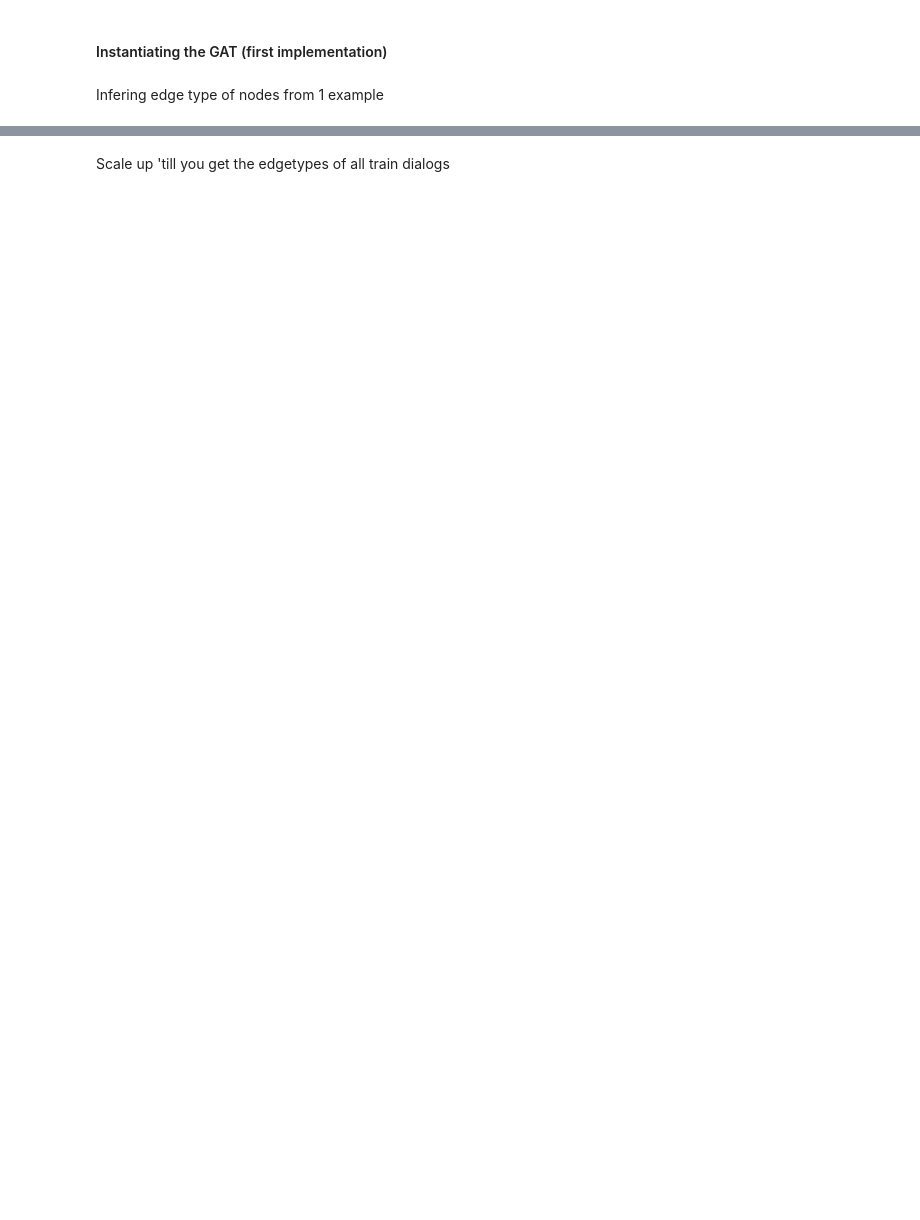
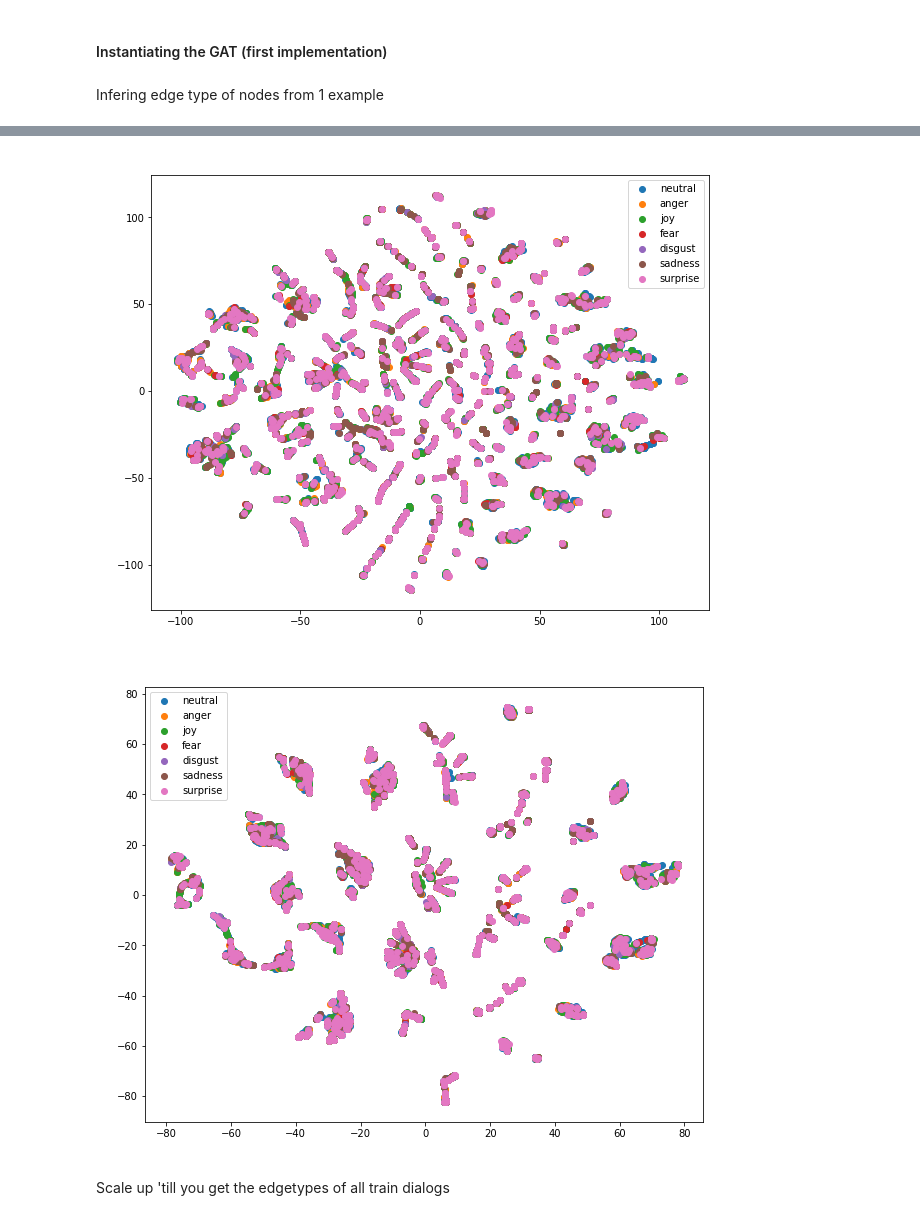
Before and after one commit to ELIJDAYO/ER_GAT, a Jupyter notebook: relationtype_encoder.ipynb, the cells around one changed output, grey strips where cells are left out. Cells and saved outputs as stored; diff of their text form; code cells hidden in the pictures; blank space fills up the shorter version.

```diff
--- a/relationtype_encoder.ipynb
+++ b/relationtype_encoder.ipynb
@@ -599,7 +687,10 @@ tensor([[ 0,  0,  0,  0,  1,  1,  1,  1,  2,  2,  2,  2,  3,  3,  3,  3,  4,  4,
 # %%
-inferred_edgetypes = []
+all_inferred_edgetypes = []
+list_all_edge_idx = []
+cherrypicked_nodes = []
 for dialog, dialog_id in zip(updated_representations, range(len(updated_representations))):
     h_prime, attention_coef = gat_layer((dialog, edge_indices[dialog_id]), edge_types[dialog_id])
+#     all_attention
     # print(f"dialogue_representation[{i}] shape:", updated_representations[i].shape)
     # print("Attention coef shape:", attention_coef.shape)
     # print("h_prime shape:", h_prime.shape)
@@ -614,5 +705,13 @@ for dialog, dialog_id in zip(updated_representations, range(len(updated_represen
     for target_node, edge_idx in zip(target_nodes, range(len(target_nodes))):
         sample_edgetypes[target_node].append([edge_idx, h_prime[target_node][edge_idx].tolist()])
 #     print(len(sample_edgetypes), dialog_id)
-    inferred_edgetypes.append(get_inferred_edgetypes1(sample_edgetypes, edge_types[dialog_id]))
+    list_edge_idx, inferred_edgetypes = get_inferred_edgetypes1(sample_edgetypes,  edge_types[dialog_id])
+    list_all_edge_idx.append(list_edge_idx)
+    all_inferred_edgetypes.append(inferred_edgetypes)
+
+
+    for src_idx, edge_idx in zip(range(len(list_edge_idx)), list_edge_idx):
+        cherrypicked_nodes.append(attention_coef[src_idx, :, edge_idx].tolist())
+
 #     print(dialog_id)
+cherrypicked_nodes = torch.tensor(cherrypicked_nodes)
@@ -619,2 +722,31 @@ for dialog, dialog_id in zip(updated_representations, range(len(updated_represen
+# %%
+# Convert tensor to numpy array
+labels = torch.tensor(y_train)
+h_prime_np = torch.tensor(cherrypicked_nodes).numpy()
+# %%
+# List of perplexity values to loop over
+perplexity_values = [30, 100]
+
+# Loop over each perplexity value
+for perplexity in perplexity_values:
+    # Initialize t-SNE with the current perplexity value
+    tsne = TSNE(n_components=2, perplexity=perplexity, random_state=42)
+
+    # Fit and transform the data using t-SNE
+    h_prime_tsne = tsne.fit_transform(h_prime_np)
+
+    # Plot the node embeddings with different colors for each label
+    plt.figure(figsize=(10, 8))
+    for label, emotion in zip(range(len(label_decoder)), label_decoder):
+        indices = (labels == label).nonzero().squeeze()
+        plt.scatter(h_prime_tsne[indices, 0], h_prime_tsne[indices, 1], label=f'{emotion}')
+    plt.title(f'Node Embeddings Visualization (t-SNE) - Perplexity {perplexity}', color="white")
+    plt.xlabel('Dimension 1', color="white")
+    plt.ylabel('Dimension 2', color="white")
+    plt.legend()
+    plt.show()
+# %% [output]
+[figure, added]
+[figure, added]
 # %% [markdown]
 Scale up 'till you get the edgetypes of all train dialogs
```
Also changed, not shown: parts of 34 cells of this notebook, 10 other files.
